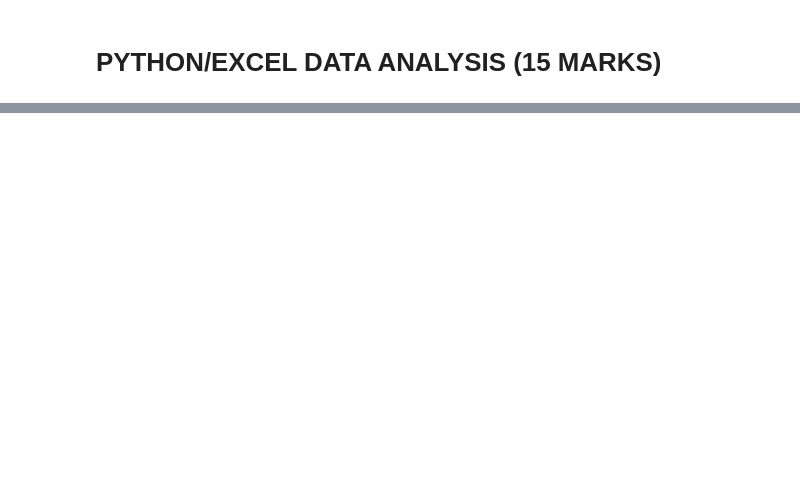
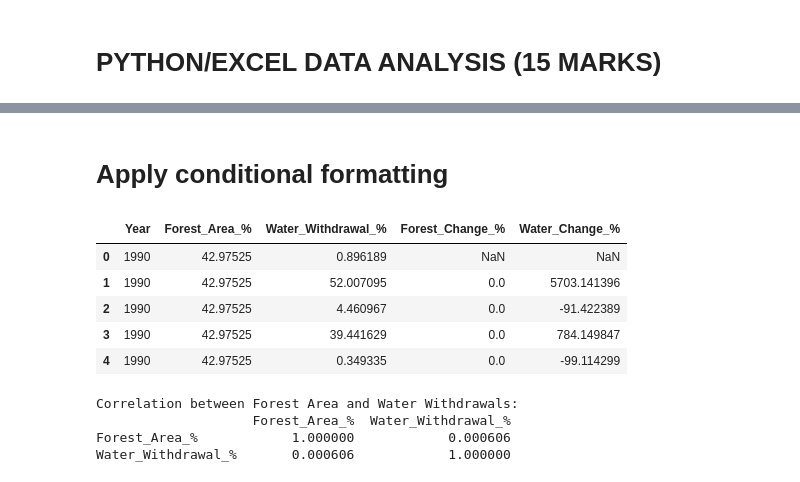
Before and after one commit to Tshepo103/Data-analysis-assignment, a Jupyter notebook: data analysis assignment.ipynb, the cells around one changed output, grey strips where cells are left out. Saved outputs shown, nothing was run; the diff lists cells and outputs as text; code cells hidden in the pictures; blank space fills up the shorter version.

```diff
--- a/data analysis assignment.ipynb
+++ b/data analysis assignment.ipynb
@@ -516,0 +604,7 @@ plt.show()
+# %%
+# Load CSV files
+forest_df = pd.read_csv(r"C:\Users\Admin\Downloads\BIG-DATA GROUP ASSIGNMENT\BIG-DATA GROUP ASSIGNMENT\Forest area.csv", header=0)
+water_df = pd.read_csv(r"C:\Users\Admin\Downloads\BIG-DATA GROUP ASSIGNMENT\BIG-DATA GROUP ASSIGNMENT\Freshwater withdrawals.csv", header=0)
+
+# Show first rows to confirm load
+forest_df.head(), water_df.head()
@@ -516,0 +631,15 @@ plt.show()
+# %%
+# Keep only relevant columns and rename
+forest = forest_df[["TIME_PERIOD", "OBS_VALUE"]].rename(
+    columns={"TIME_PERIOD": "Year", "OBS_VALUE": "Forest_Area_%"}
+)
+
+water = water_df[["TIME_PERIOD", "OBS_VALUE"]].rename(
+    columns={"TIME_PERIOD": "Year", "OBS_VALUE": "Water_Withdrawal_%"}
+)
+
+# Convert Year to integer
+forest["Year"] = forest["Year"].astype(int)#
+water["Year"] = water["Year"].astype(int)
+
+forest.head(), water.head()
@@ -516,0 +659,6 @@ plt.show()
+# %%
+# Merge on Year
+data = pd.merge(forest, water, on="Year", how="inner")
+
+# Quick look at merged data
+data.head()
@@ -516,0 +686,25 @@ plt.show()
+# %% [markdown]
+# Apply conditional formatting
+# %%
+# Add change percentage columns
+data["Forest_Change_%"] = data["Forest_Area_%"].pct_change() * 100
+data["Water_Change_%"] = data["Water_Withdrawal_%"].pct_change() * 100
+
+data.head()
+# %% [output]
+|  | Year | Forest_Area_% | Water_Withdrawal_% | Forest_Change_% | Water_Change_% |
+| 0 | 1990 | 42.97525 | 0.896189 | NaN | NaN |
+| 1 | 1990 | 42.97525 | 52.007095 | 0.0 | 5703.141396 |
+| 2 | 1990 | 42.97525 | 4.460967 | 0.0 | -91.422389 |
+| 3 | 1990 | 42.97525 | 39.441629 | 0.0 | 784.149847 |
+| 4 | 1990 | 42.97525 | 0.349335 | 0.0 | -99.114299 |
+# %%
+#calculating correlation
+correlation = data[["Forest_Area_%", "Water_Withdrawal_%"]].corr()
+print("\nCorrelation between Forest Area and Water Withdrawals:")
+print(correlation)
+# %% [output]
+Correlation between Forest Area and Water Withdrawals:
+                    Forest_Area_%  Water_Withdrawal_%
+Forest_Area_%            1.000000            0.000606
+Water_Withdrawal_%       0.000606            1.000000
```
Also changed, not shown: parts of 39 cells of this notebook, 5 other files.
